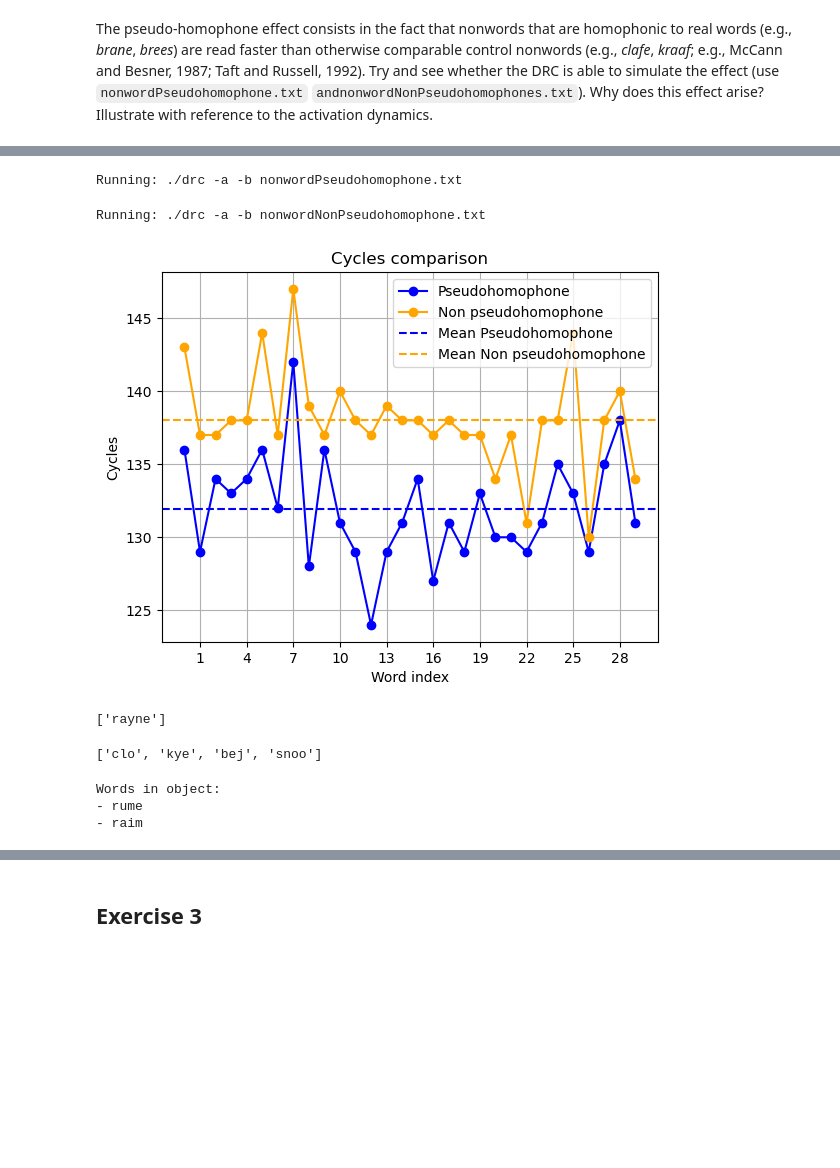
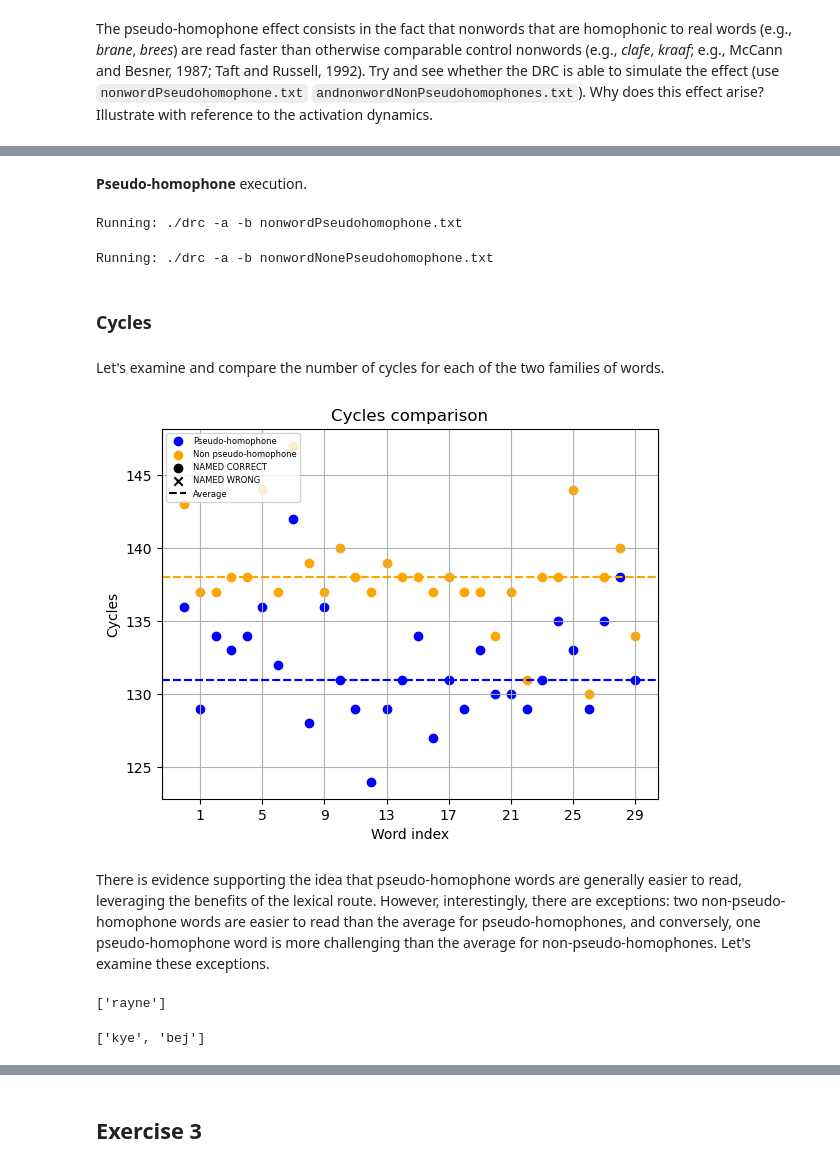
Before and after one commit to Quinta13/LRB_project, a Jupyter notebook: assignment2/exercises.ipynb, the cells around one changed output, grey strips where cells are left out. Saved outputs shown, nothing was run; the diff lists cells and outputs as text; code cells hidden in the pictures; blank space fills up the shorter version.

```diff
--- a/assignment2/exercises.ipynb
+++ b/assignment2/exercises.ipynb
@@ -311,0 +308,4 @@ Tot: 30
+# %%
+ph_words, ph_file = words.non_words_pseudohomophone
+
+print_list(l=ph_words, title="Pseuodohomophone")
@@ -311,0 +334,4 @@ Tot: 30
+# %%
+nph_words, nph_file = words.non_words_non_pseudohomophone
+
+print_list(l=nph_words, title="Non Pseuodohomophone")
@@ -312,24 +364,30 @@ Tot: 30
+# %% [markdown]
+**Pseudo-homophone** execution.
 # %%
-pseudohomophone_results, pseudohomophone_activations = drc.run(
-    word="nonwordPseudohomophone.txt",
+ph_results, ph_activations = drc.run(
+    word=ph_file,
     store_activations=True
 )
 # %% [output]
 Running: ./drc -a -b nonwordPseudohomophone.txt
 # %%
-non_pseudohomophone_results, non_pseudohomophone_activations = drc.run(
-    word="nonwordNonPseudohomophone.txt",
+nph_results, nph_activations = drc.run(
+    word=nph_file,
     store_activations=True
 )
 # %% [output]
-Running: ./drc -a -b nonwordNonPseudohomophone.txt
+Running: ./drc -a -b nonwordNonePseudohomophone.txt
+# %% [markdown]
+### Cycles
+# %% [markdown]
+Let's examine and compare the number of cycles for each of the two families of words.
 # %%
-plot_cycles_comparison(
-    results_a=pseudohomophone_results,
-    results_b=non_pseudohomophone_results,
-    legend_a="Pseudohomophone",
-    legend_b="Non pseudohomophone"
+ResultSet.plot_cycles_comparison(
+    results=[ph_results,nph_results],
+    legends=["Pseudo-homophone","Non pseudo-homophone"]
 )
 # %% [output]
-[figure, old version]
+[figure, new version]
+# %% [markdown]
+There is evidence supporting the idea that pseudo-homophone words are generally easier to read, leveraging the benefits of the lexical route. However, interestingly, there are exceptions: two non-pseudo-homophone words are easier to read than the average for pseudo-homophones, and conversely, one pseudo-homophone word is more challenging than the average for non-pseudo-homophones. Let's examine these exceptions.
 # %%
@@ -337,6 +395,6 @@ plot_cycles_comparison(
 # %% [output]
 ['rayne']
 # %%
-[word for word, result in non_pseudohomophone_results.items() if result.cycles < 135]
+[r.word for r in nph_results if r.cycles < 132]
 # %% [output]
-['clo', 'kye', 'bej', 'snoo']
+['kye', 'bej']
@@ -356,8 +400,0 @@ non_pseudohomophone_ex = next(iter([
-# %%
-print("Words in object: ")
-print(f"- {pseudohomophone_ex}")
-print(f"- {non_pseudohomophone_ex}")
-# %% [output]
-Words in object:
-- rume
-- raim
```
Also changed, not shown: parts of 115 cells of this notebook, 8 other files.
